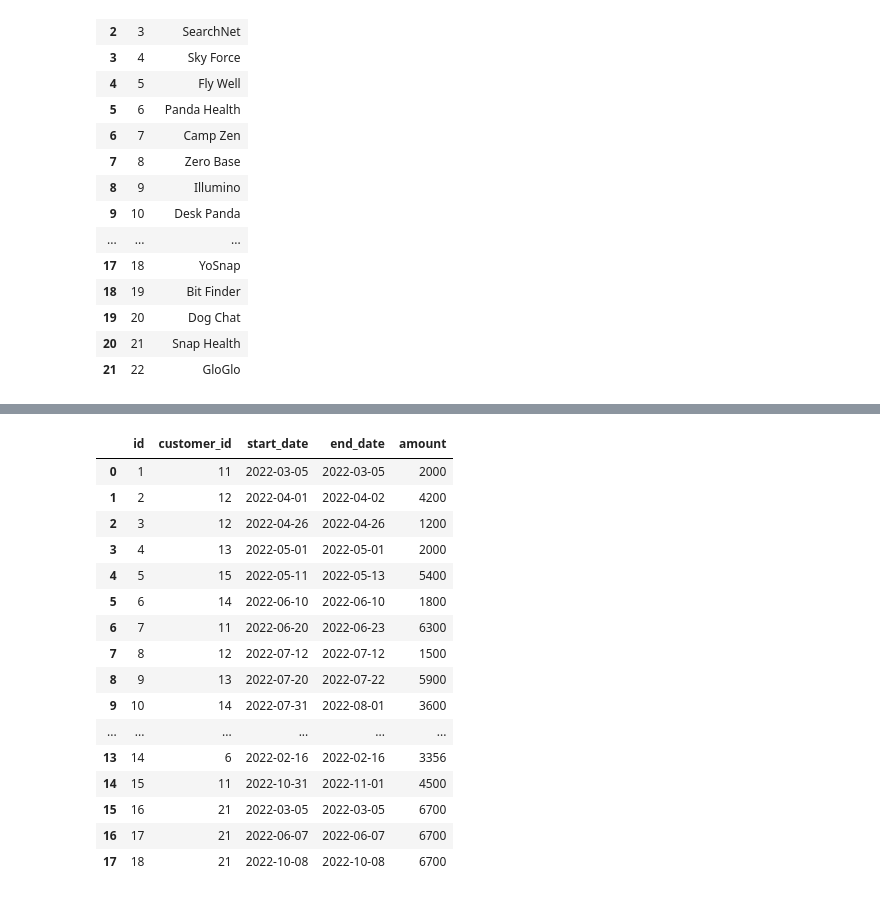
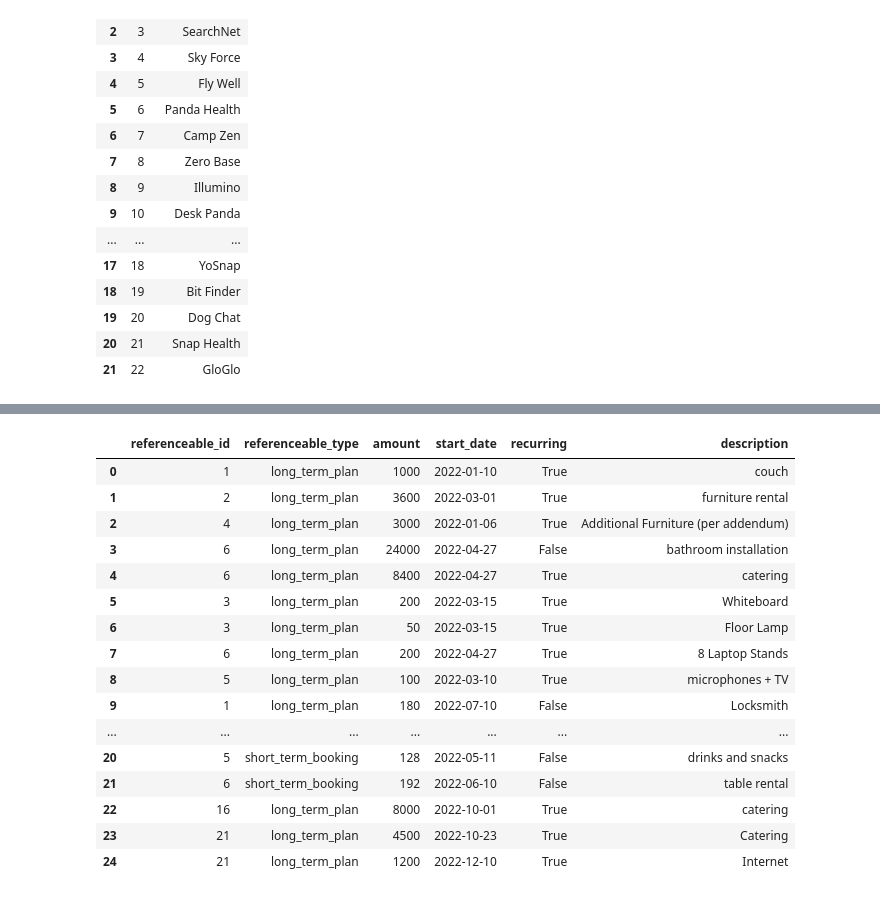
Before and after one commit to njw27/codi_pres, a Jupyter notebook: codi_nb.ipynb, the cells around one changed output, grey strips where cells are left out. Drawn from its saved outputs; the diff is of its cells as text; code cells hidden in the pictures.

```diff
--- a/codi_nb.ipynb
+++ b/codi_nb.ipynb
@@ -92,20 +49,21 @@ long_terms
-# %%
-short_terms
-# %% [output]
-|  | id | customer_id | start_date | end_date | amount |
-| 0 | 1 | 11 | 2022-03-05 | 2022-03-05 | 2000 |
-| 1 | 2 | 12 | 2022-04-01 | 2022-04-02 | 4200 |
-| 2 | 3 | 12 | 2022-04-26 | 2022-04-26 | 1200 |
-| 3 | 4 | 13 | 2022-05-01 | 2022-05-01 | 2000 |
-| 4 | 5 | 15 | 2022-05-11 | 2022-05-13 | 5400 |
-| 5 | 6 | 14 | 2022-06-10 | 2022-06-10 | 1800 |
-| 6 | 7 | 11 | 2022-06-20 | 2022-06-23 | 6300 |
-| 7 | 8 | 12 | 2022-07-12 | 2022-07-12 | 1500 |
-| 8 | 9 | 13 | 2022-07-20 | 2022-07-22 | 5900 |
-| 9 | 10 | 14 | 2022-07-31 | 2022-08-01 | 3600 |
-| ... | ... | ... | ... | ... | ... |
-| 13 | 14 | 6 | 2022-02-16 | 2022-02-16 | 3356 |
-| 14 | 15 | 11 | 2022-10-31 | 2022-11-01 | 4500 |
-| 15 | 16 | 21 | 2022-03-05 | 2022-03-05 | 6700 |
-| 16 | 17 | 21 | 2022-06-07 | 2022-06-07 | 6700 |
-| 17 | 18 | 21 | 2022-10-08 | 2022-10-08 | 6700 |
+# %%
+add_ons = add_ons[["referenceable_id","referenceable_type","amount","start_date", "recurring", "description"]]
+add_ons
+# %% [output]
+|  | referenceable_id | referenceable_type | amount | start_date | recurring | description |
+| 0 | 1 | long_term_plan | 1000 | 2022-01-10 | True | couch |
+| 1 | 2 | long_term_plan | 3600 | 2022-03-01 | True | furniture rental |
+| 2 | 4 | long_term_plan | 3000 | 2022-01-06 | True | Additional Furniture (per addendum) |
+| 3 | 6 | long_term_plan | 24000 | 2022-04-27 | False | bathroom installation |
+| 4 | 6 | long_term_plan | 8400 | 2022-04-27 | True | catering |
+| 5 | 3 | long_term_plan | 200 | 2022-03-15 | True | Whiteboard |
+| 6 | 3 | long_term_plan | 50 | 2022-03-15 | True | Floor Lamp |
+| 7 | 6 | long_term_plan | 200 | 2022-04-27 | True | 8 Laptop Stands |
+| 8 | 5 | long_term_plan | 100 | 2022-03-10 | True | microphones + TV |
+| 9 | 1 | long_term_plan | 180 | 2022-07-10 | False | Locksmith |
+| ... | ... | ... | ... | ... | ... | ... |
+| 20 | 5 | short_term_booking | 128 | 2022-05-11 | False | drinks and snacks |
+| 21 | 6 | short_term_booking | 192 | 2022-06-10 | False | table rental |
+| 22 | 16 | long_term_plan | 8000 | 2022-10-01 | True | catering |
+| 23 | 21 | long_term_plan | 4500 | 2022-10-23 | True | Catering |
+| 24 | 21 | long_term_plan | 1200 | 2022-12-10 | True | Internet |
```
Also changed, not shown: parts of 32 cells of this notebook.
